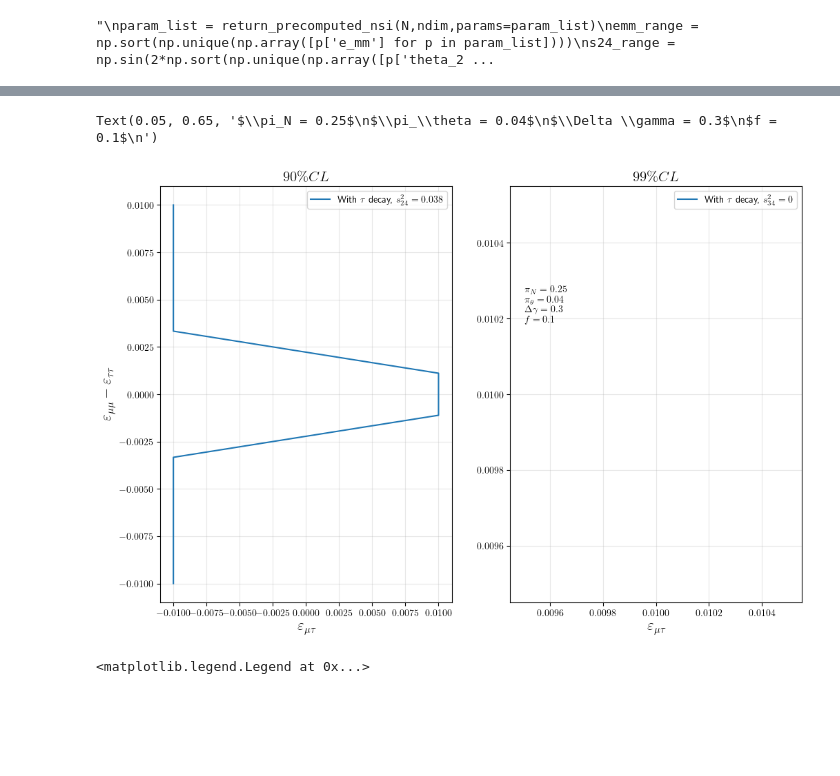
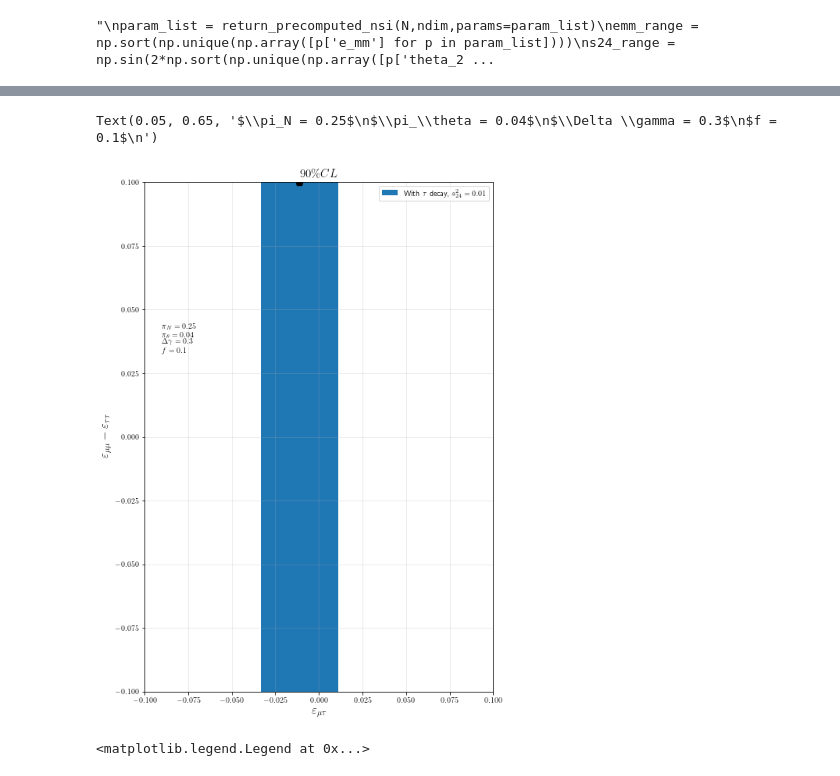
Before and after one commit to Sjoeborg/thesis, a Jupyter notebook: notebooks/NSI/event_processing_multi.ipynb, the cells around one changed output, grey strips where cells are left out. Cells and saved outputs as stored; diff of their text form; code cells hidden in the pictures; blank space fills up the shorter version.

```diff
--- a/notebooks/NSI/event_processing_multi.ipynb
+++ b/notebooks/NSI/event_processing_multi.ipynb
@@ -92,6 +92,6 @@ H0_normalized, H1_list_normalized = normalize_events(H0_events,H1_events_list,z_
 sigma_a = 0.25
 sigma_b = 0.04
 f = 0.1
-deltachi, best_index, H1_chisq,H0_chisq = get_deltachi(H1_list_normalized, H0_normalized,emm_range,s24_range,delta_T,[sigma_a,sigma_b],f,x0=[1],emt_range=emt_range)
-#s24_cl90, s24_cl99, emm_cl90, emm_cl99 = get_contour(deltachi.reshape(len(emm_range),len(s24_range)).T, emm_range,s24_range)
-#best_fit_coords = (np.sin(2*param_list[best_index]['theta_24'])**2, param_list[best_index]['e_mm'])
+deltachi, best_index, H1_chisq,H0_chisq = get_deltachi(H1_list_normalized, H0_normalized,emm_range,s24_range,delta_T,[sigma_a,sigma_b],f,x0=[1],z_range=emt_range)
+best_emt_index, best_emm_index, best_s24_index = np.unravel_index(np.argmin(deltachi),deltachi.shape)
+best_emt, best_emm, best_s24 = emt_range[best_emt_index], emm_range[best_emm_index], s24_range[best_s24_index]
@@ -121,2 +97,0 @@ param_list[np.argmin(deltachi.T)][]
-# %%
-best_emm, best_emt, best_s24 = np.unravel_index(np.argmin(deltachi.T),deltachi.shape)
@@ -123,35 +134,38 @@ best_emm, best_emt, best_s24 = np.unravel_index(np.argmin(deltachi.T),deltachi.s
 # %%
-emt_cl90, emt_cl99, emm_cl90, emm_cl99= get_contour(deltachi.T[best_s24], emm_range,emt_range)
+emt_cl90, emt_cl99, emm_cl90, emm_cl99= get_contour(np.swapaxes(deltachi,0,2)[best_s24_index], emm_range,emt_range,2)
+# %%
+emt_cl90_index_1 = [3]*10
+emt_cl90_index_2 = [5]*10
 # %%
-fig,ax = plt.subplots(1,2,figsize=(12,8))
+fig,ax = plt.subplots(1,1,figsize=(8,12))
 
 
-ax[0].plot(emt_cl90, emm_cl90, label=rf'With $\tau$ decay, $s_{{24}}^2={np.round(s24_range[best_s24],3)}$ ')
+ax.fill_betweenx(emm_cl90,emt_range[emt_cl90_index_1], emt_range[emt_cl90_index_2], label=rf'With $\tau$ decay, $s_{{24}}^2={np.round(best_s24,3)}$ ')
+ax.scatter(best_emt, best_emm, marker='*',c='black',lw=5)
+
+#ax[1].plot(emt_cl99, emt_cl99, label=r'With $\tau$ decay, $s_{34}^2=0$ ')
 
 
-ax[1].plot(emt_cl99, emt_cl99, label=r'With $\tau$ decay, $s_{34}^2=0$ ')
+ax.set_xlim((emt_range.min(), emt_range.max()))
+#ax[1].set_xlim((emt_range.min(), emt_range.max()))
+ax.set_ylim((emm_range.min(),emm_range.max()))
+#ax[1].set_ylim((emm_range.min(),emm_range.max()))
+ax.set_xlabel(r'$\varepsilon_{\mu\tau}$', fontsize=15)
+#ax[1].set_xlabel(r'$\varepsilon_{\mu\tau}$', fontsize=15)
+ax.set_ylabel(r'$\varepsilon_{\mu\mu} - \varepsilon_{\tau\tau}$', fontsize=15)
+ax.grid(True, which='both', alpha=0.3)
+#ax[1].grid(True, which='both', alpha=0.3)
+ax.set_title(r'$90\% CL$', fontsize=15)
+#ax[1].set_title(r'$99\% CL$', fontsize=15)
 
-
-#ax[0].set_xlim((s24_range.min(), s24_range.max()))
-#ax[1].set_xlim((s24_range.min(), s24_range.max()))
-#ax[0].set_ylim((emm_range.min(),emm_range.max()))
-#ax[1].set_ylim((emm_range.min(),emm_range.max()))
-ax[0].set_xlabel(r'$\varepsilon_{\mu\tau}$', fontsize=15)
-ax[1].set_xlabel(r'$\varepsilon_{\mu\tau}$', fontsize=15)
-ax[0].set_ylabel(r'$\varepsilon_{\mu\mu} - \varepsilon_{\tau\tau}$', fontsize=15)
-ax[0].grid(True, which='both', alpha=0.3)
-ax[1].grid(True, which='both', alpha=0.3)
-ax[0].set_title(r'$90\% CL$', fontsize=15)
-ax[1].set_title(r'$99\% CL$', fontsize=15)
-
-ax[0].legend()
-ax[1].legend()
+ax.legend()
+#ax[1].legend()
 plt.annotate(f'$\pi_N = {sigma_a}$\n$\pi_\\theta = {sigma_b}$\n$\Delta \gamma = {gamma}$\n$f = {f}$\n',
         xy=(0.05, 0.65), xycoords='axes fraction')
 #plt.plot(best_fit_coords[0], best_fit_coords[1], marker='o', color='black')
 # %% [output]
 Text(0.05, 0.65, '$\\pi_N = 0.25$\n$\\pi_\\theta = 0.04$\n$\\Delta \\gamma = 0.3$\n$f = 0.1$\n')
-[figure, old version]
+[figure, new version]
 # %%
 # Plots for Smirnov 2013
 from plotter import P_over_E_parameter
```
Also changed, not shown: parts of 3 cells of this notebook, 10 other files.
